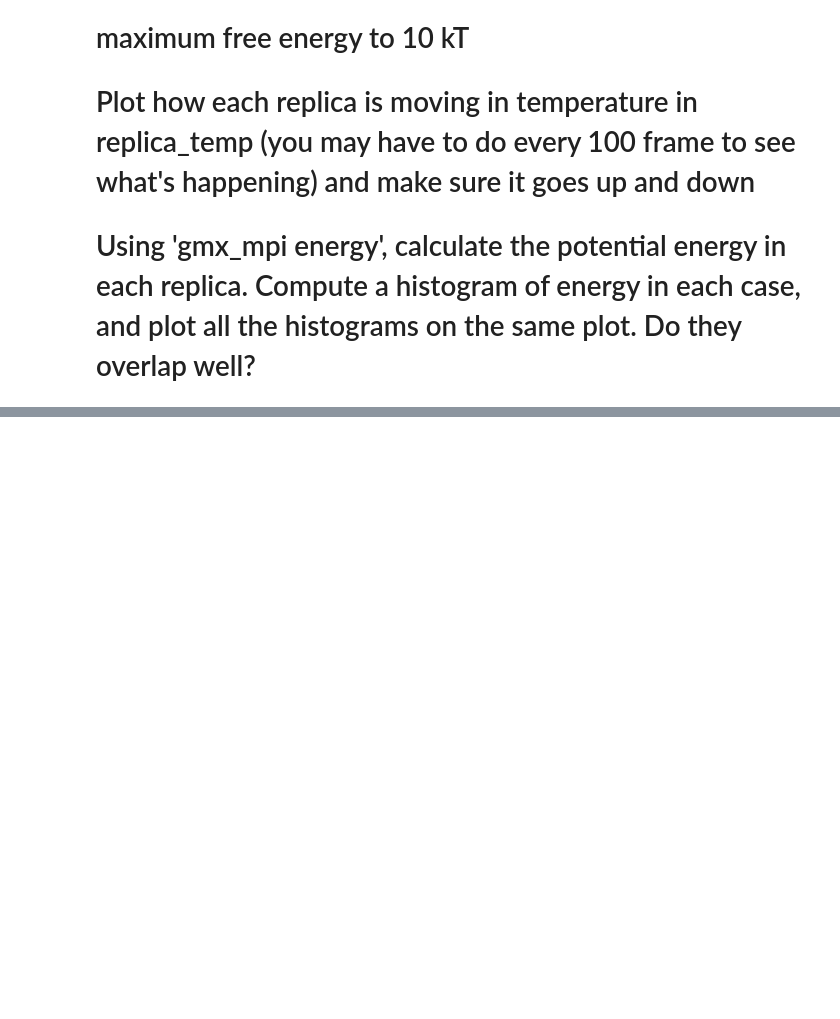
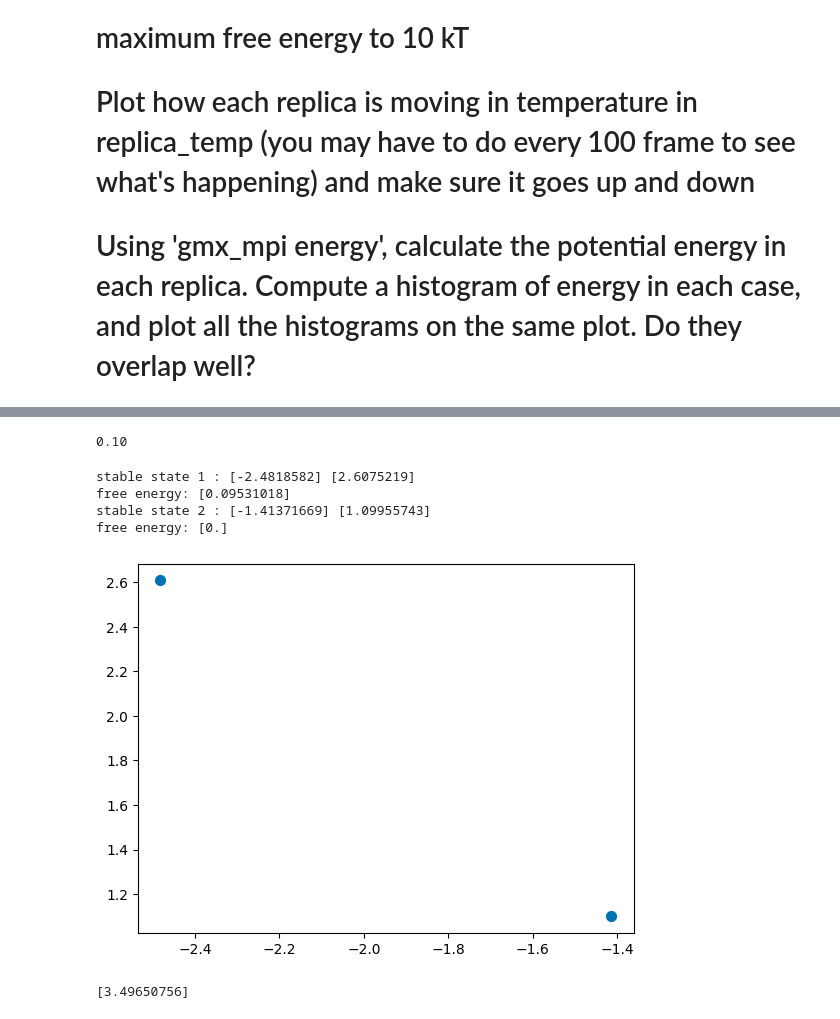
Before and after one commit to cerbveen/comp-lab-class, a Jupyter notebook: Week5/Analysis/plotting.ipynb, the cells around one changed output, grey strips where cells are left out. Drawn from its saved outputs; the diff is of its cells as text; code cells hidden in the pictures; blank space fills up the shorter version.

```diff
--- a/Week5/Analysis/plotting.ipynb
+++ b/Week5/Analysis/plotting.ipynb
@@ -30,0 +255,45 @@ fig=plt.figure(1)
+# %%
+Fval = "{:.2f}".format(round(float(F[xidx[0][px1], yidx[0][px2]]), 2))
+print(Fval)
+# %% [output]
+0.10
+# %%
+# stable states finding
+# parameters (setting after seeing the plot)
+N_stable = 3
+# area = [psi_min, psi_max, phi_min, phi_max] = [y,y,x,x]
+area=[[-np.pi, np.pi, -np.pi, -np.pi/2], [-np.pi, np.pi, -np.pi/2, 0], [-np.pi, np.pi, 0, np.pi]]
+# find the stable states
+for i in range(0,3):
+    xidx = np.where((x>area[i][2]) & (x<area[i][3]))
+    yidx = np.where((y>area[i][0]) & (y<area[i][1]))
+    # find the minimum value in the area of interest
+    idx = np.argpartition(F[xidx[0], :][:, yidx[0]].flatten(), 1)[:1]
+    # convert the indices to x and y indices
+    px1, px2 = np.unravel_index(idx, F[xidx[0], :][:, yidx[0]].shape)
+    # check if px1,px1 is the stable state
+    if (F[xidx[0][px1], yidx[0][px2]] < Fmin+1): # if the free energy is less than 1, it is a stable state
+        # if yes, print the coordinates of the stable state and the free energy
+        print("stable state", 1+i, ":", x[xidx[0][px1]], y[yidx[0][px2]])
+        print("free energy:", F[xidx[0][px1], yidx[0][px2]])
+        # plot the stable state, colorblind-friendly, scatter plot
+        plt.scatter(x[xidx[0][px1]], y[yidx[0][px2]], color='#0072B2', s=50)
+    i+=1
+# %% [output]
+stable state 1 : [-2.4818582] [2.6075219]
+free energy: [0.09531018]
+stable state 2 : [-1.41371669] [1.09955743]
+free energy: [0.]
+[figure, added]
+# %%
+# define the area of interest
+xidx = np.where((x > -1) & (x < np.pi))
+yidx = np.where((y > -np.pi) & (y < np.pi))
+# find the minimum in the area of interest
+idx = np.argpartition(F[xidx[0], :][:, yidx[0]].flatten(), 1)[:1]
+# convert the indices to x and y indices
+px1, px2 = np.unravel_index(idx, F[xidx[0], :][:, yidx[0]].shape)
+# print the three lowest values in free energy
+print(F[xidx[0], :][:, yidx[0]][px1, px2])
+# %% [output]
+[3.49650756]
```
Also changed, not shown: parts of 14 cells of this notebook, 7 other files.
